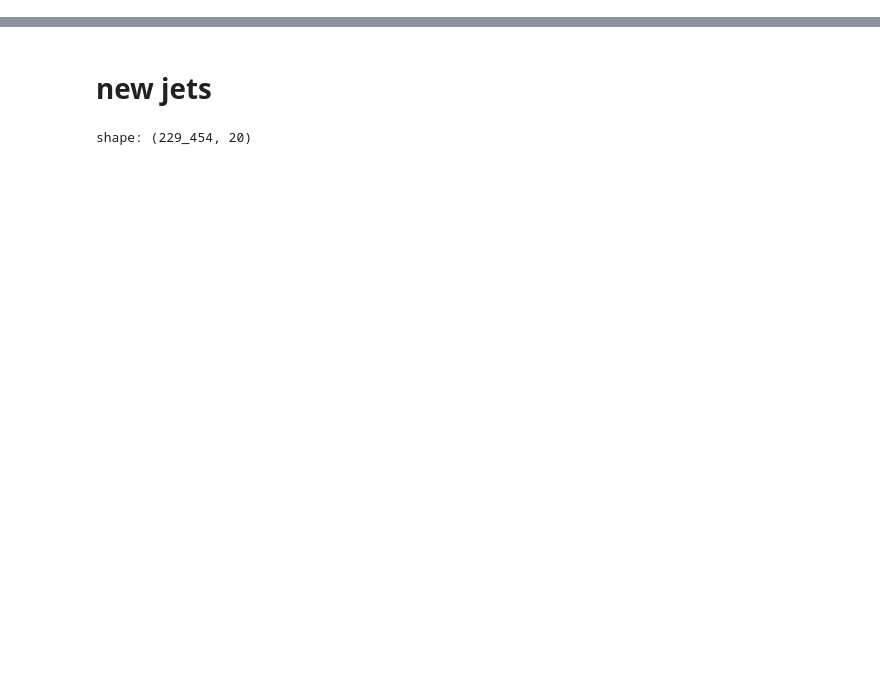
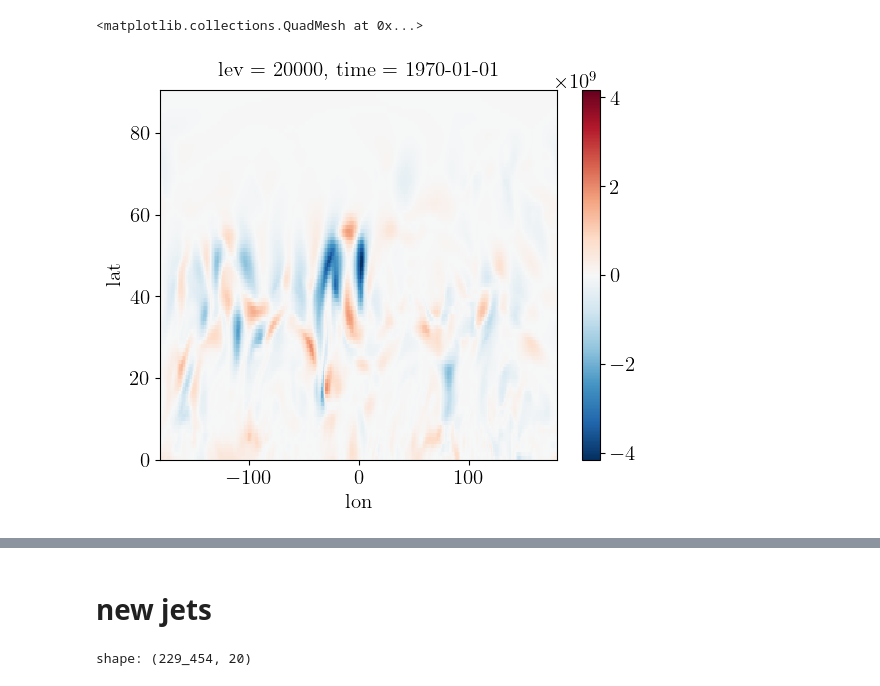
Before and after one commit to hbanderier/Jetutils, a Jupyter notebook: notebooks/on_remote/Playgrounds/data_henrik_pg.ipynb, the cells around one changed output, grey strips where cells are left out. Saved outputs shown, nothing was run; the diff lists cells and outputs as text; code cells hidden in the pictures; blank space fills up the shorter version.

```diff
--- a/notebooks/on_remote/Playgrounds/data_henrik_pg.ipynb
+++ b/notebooks/on_remote/Playgrounds/data_henrik_pg.ipynb
@@ -109,0 +110,9 @@ The IPython.extensions.autoreload extension is already loaded. To reload it, use
+# %%
+year = 1970
+from_cesm = xr.open_dataset(f"{DATADIR}/Henrik_data/ctrl/EPF/6H/{year}.nc")
+from_era5 = xr.open_dataset(f"{DATADIR}/ERA5/plev/eddy_stuff/6H/full.zarr")
+# %%
+(from_cesm["F11"].isel(time=0, lev=0).load() * RADIUS * degcos(from_cesm.lat)).plot()
+# %% [output]
+<matplotlib.collections.QuadMesh at 0x...>
+[figure, added]
```
Also changed, not shown: parts of 2 cells of this notebook, 10 other files.
